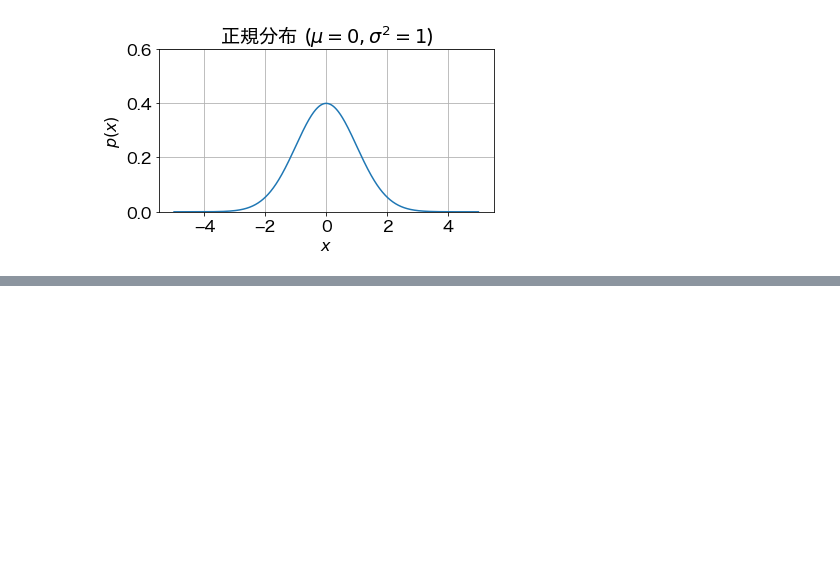
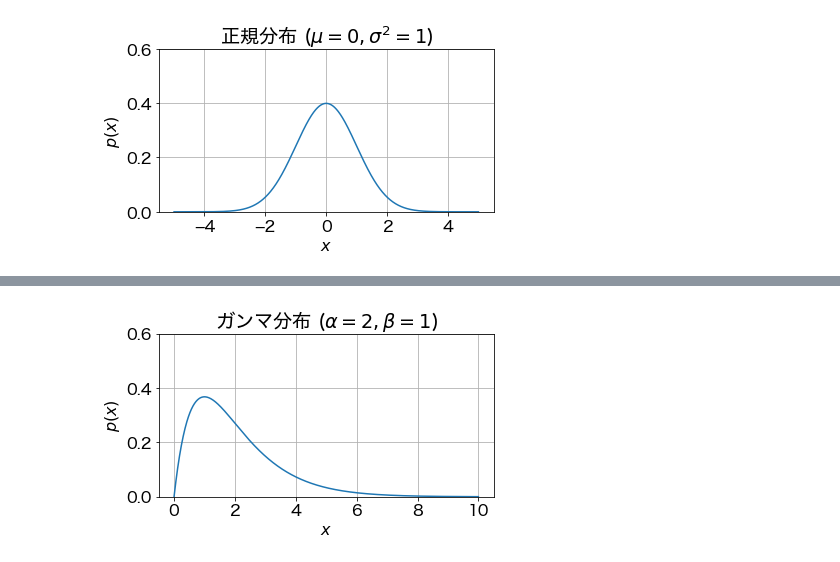
Before and after one commit to tkmyy/semi-prml, a Jupyter notebook: chapter_2/continuous_probability_distributions.ipynb, the cells around one changed output, grey strips where cells are left out. Saved outputs shown, nothing was run; the diff lists cells and outputs as text; code cells hidden in the pictures; blank space fills up the shorter version.

Commit message:
add gamma

```diff
--- a/chapter_2/continuous_probability_distributions.ipynb
+++ b/chapter_2/continuous_probability_distributions.ipynb
@@ -159,0 +224,18 @@ plt.show()
+# %%
+def gamma_dist(x, alpha, beta):
+    return 1/(gamma(alpha)*beta)*(x/beta)**(alpha-1)*np.exp(-x/beta)
+
+alpha, beta = 2, 1
+x = np.linspace(0, 10, 1000)
+p_x = gamma_dist(x, alpha, beta)
+
+plt.figure(figsize=(6, 3))
+plt.plot(x, p_x)
+plt.title(fr"ガンマ分布 ($\alpha={alpha}, \beta={beta}$)")
+plt.xlabel("$x$")
+plt.ylabel("$p(x)$")
+plt.ylim(0, 0.6)
+plt.grid()
+plt.show()
+# %% [output]
+[figure, added]
```
Also changed, not shown: parts of 3 cells of this notebook.
